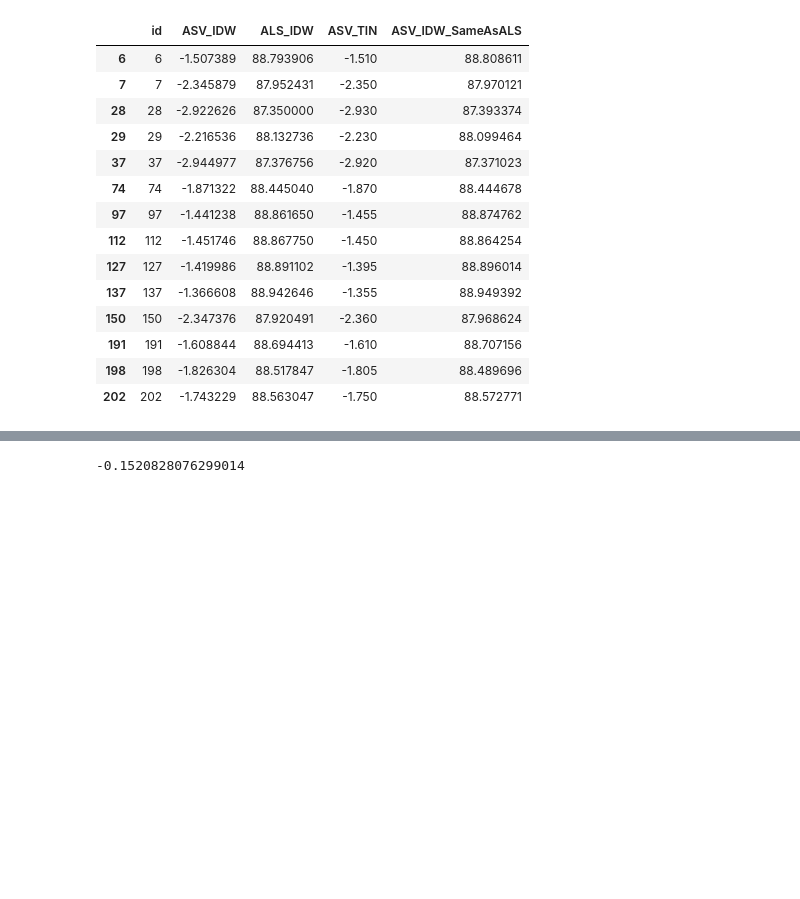
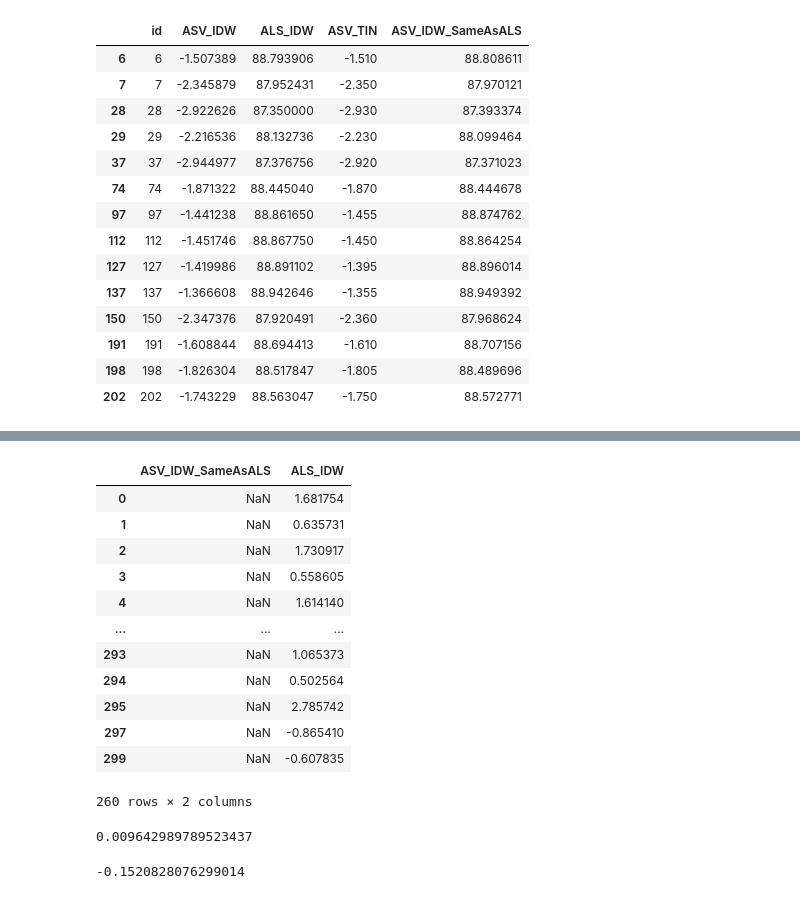
Before and after one commit to susannakukka/bathymetric-model-analysis, a Jupyter notebook: notebooks/RMSE.ipynb, the cells around one changed output, grey strips where cells are left out. Drawn from its saved outputs; the diff is of its cells as text; code cells hidden in the pictures; blank space fills up the shorter version.

```diff
--- a/notebooks/RMSE.ipynb
+++ b/notebooks/RMSE.ipynb
@@ -742,0 +762,4 @@ valle_corr_asv.loc[
+# %%
+cols = difference.columns.tolist()
+# %%
+cols = cols[-1:] + cols[:-1]
@@ -742,0 +770,2 @@ valle_corr_asv.loc[
+# %%
+difference = difference[cols]
@@ -743,3 +774,24 @@ valle_corr_asv.loc[
+# %%
+#difference_diff =
+difference.diff(axis=1)
+# %% [output]
+|  | ASV_IDW_SameAsALS | ALS_IDW |
+| 0 | NaN | 1.681754 |
+| 1 | NaN | 0.635731 |
+| 2 | NaN | 1.730917 |
+| 3 | NaN | 0.558605 |
+| 4 | NaN | 1.614140 |
+| ... | ... | ... |
+| 293 | NaN | 1.065373 |
+| 294 | NaN | 0.502564 |
+| 295 | NaN | 2.785742 |
+| 297 | NaN | -0.865410 |
+| 299 | NaN | -0.607835 |
+260 rows × 2 columns
+# %%
+difference_pct['ALS_IDW'].mean()
+# %% [output]
+0.009642989789523437
 # %%
 # calculation correlation
 valle_corr_asv["ASV_IDW"].corr(valle_corr_asv["ALS_IDW"])
```
Also changed, not shown: parts of 7 cells of this notebook.
